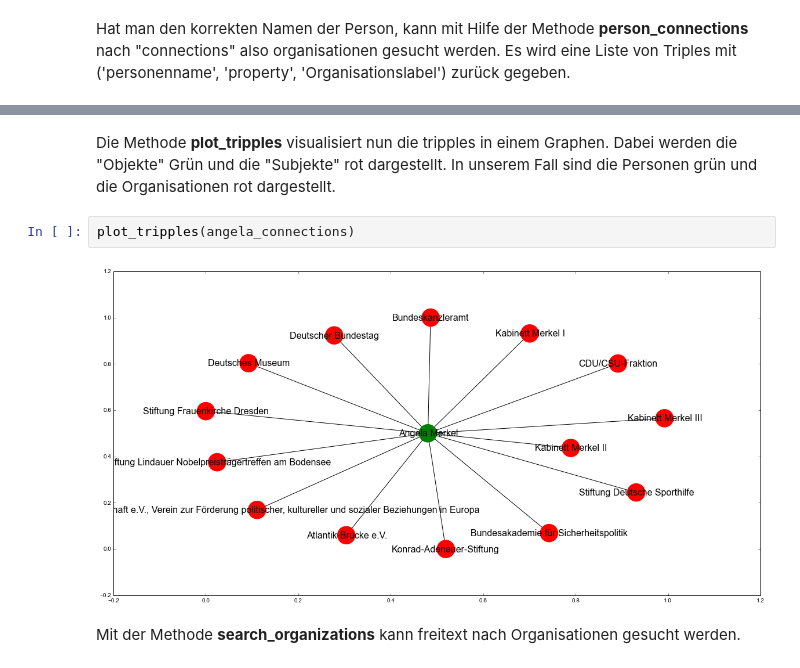
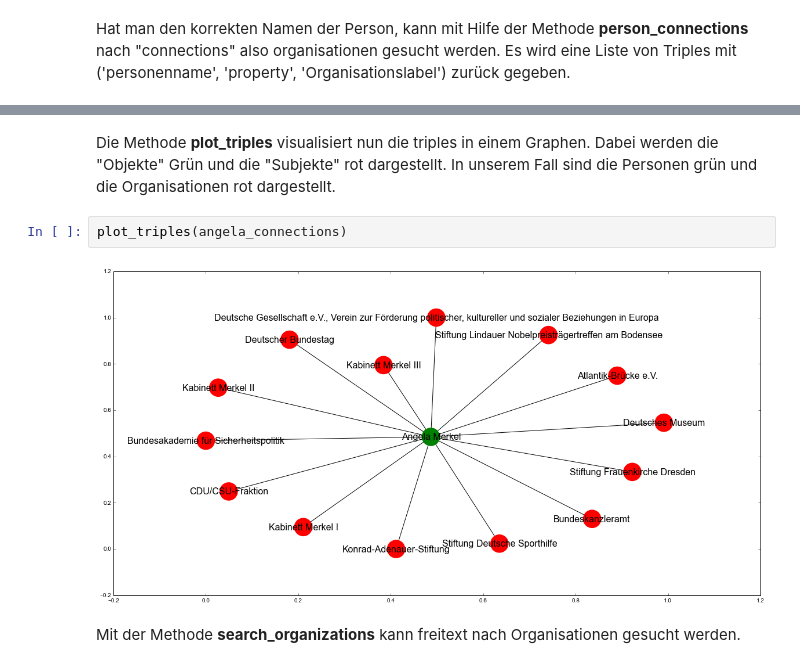
Before and after one commit to codingluke/knowledge_representation_assignment, a Jupyter notebook: BenutzungLobbyRadar.ipynb, the cells around one changed output, grey strips where cells are left out. Cells and saved outputs as stored; diff of their text form.

```diff
--- a/BenutzungLobbyRadar.ipynb
+++ b/BenutzungLobbyRadar.ipynb
@@ -32,9 +32,9 @@ angela_connections[:2]
 # %% [markdown]
-Die Methode __plot_tripples__ visualisiert nun die tripples in einem Graphen. Dabei werden die "Objekte" Grün und die "Subjekte" rot dargestellt. In unserem Fall sind die Personen grün und die Organisationen rot dargestellt.
+Die Methode __plot_triples__ visualisiert nun die triples in einem Graphen. Dabei werden die "Objekte" Grün und die "Subjekte" rot dargestellt. In unserem Fall sind die Personen grün und die Organisationen rot dargestellt.
 # %%
-plot_tripples(angela_connections)
+plot_triples(angela_connections)
 # %% [output]
-[figure, old version]
+[figure, new version]
 # %% [markdown]
 Mit der Methode __search_organizations__ kann freitext nach Organisationen gesucht werden.
 # %%
```
Also changed, not shown: parts of 10 cells of this notebook, 3 other files.
